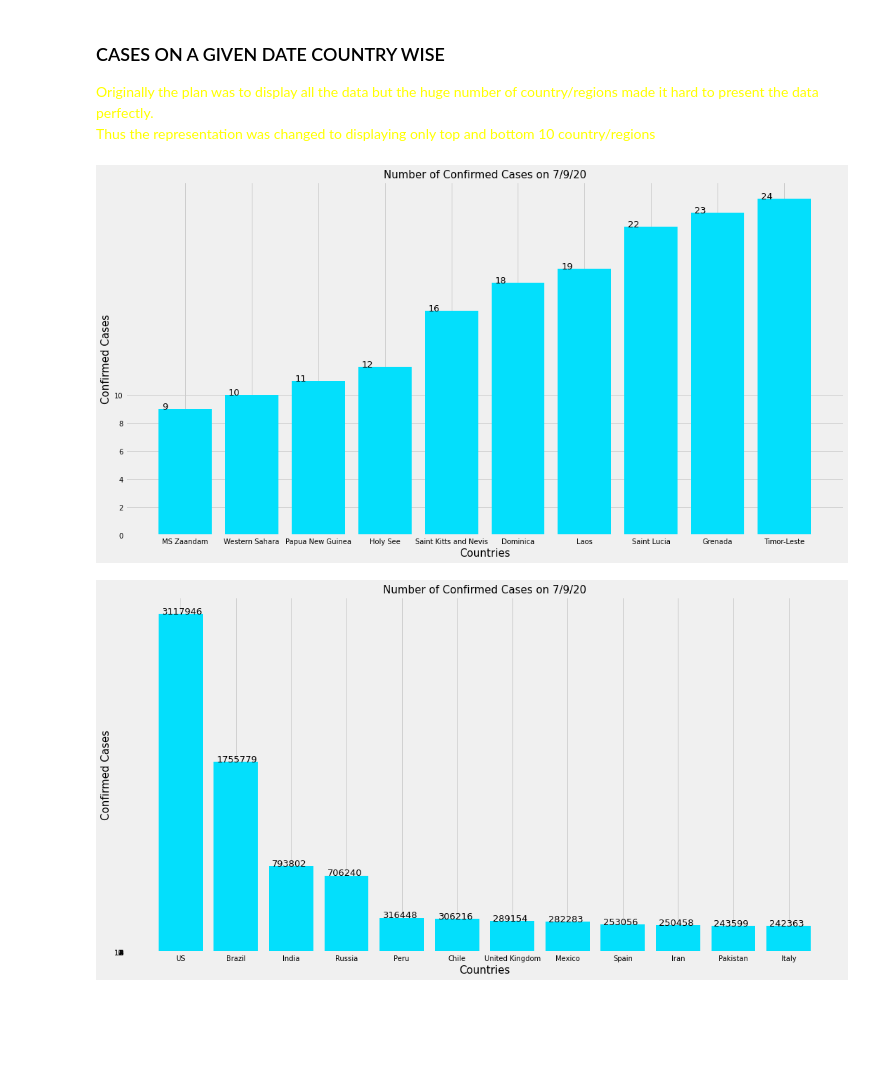
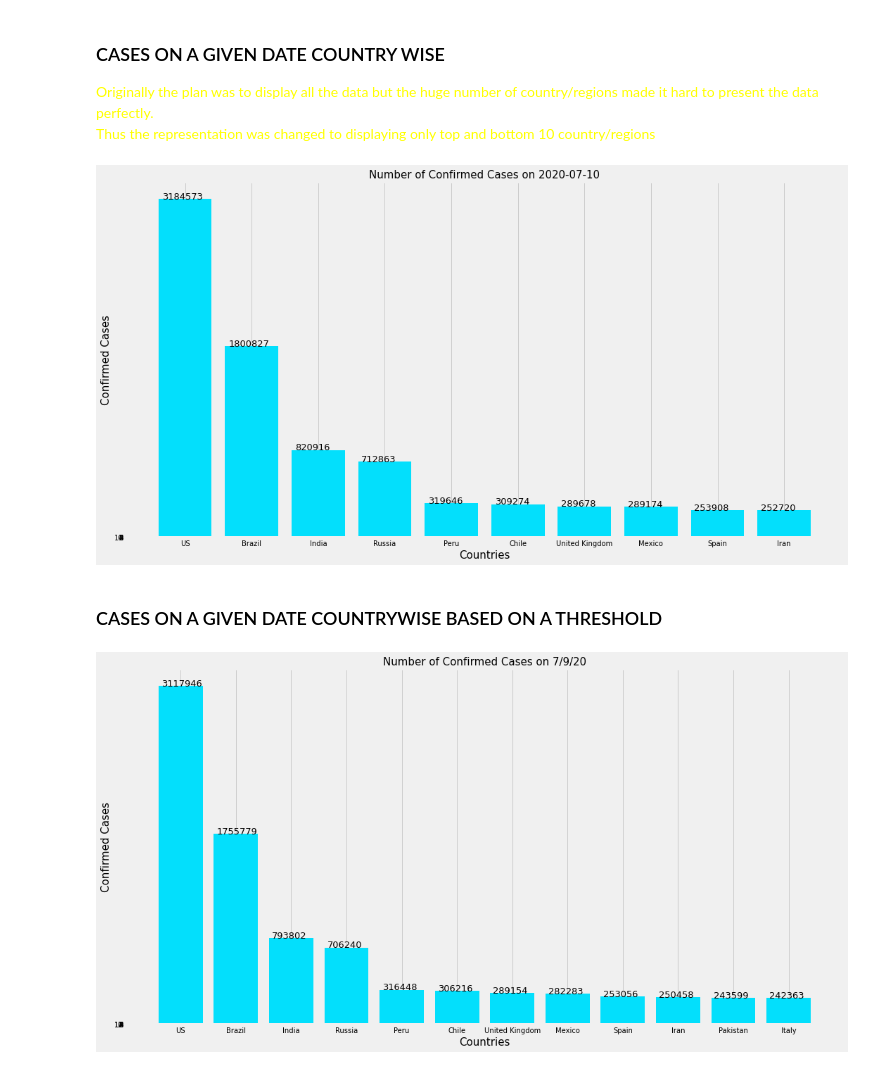
Before and after one commit to SUPREME-CODER/COVID-19-DASHBOARD, a Jupyter notebook: COVID DATA ANALYSIS.ipynb, the cells around one changed output. Saved outputs shown, nothing was run; the diff lists cells and outputs as text; code cells hidden in the pictures; blank space fills up the shorter version.

```diff
--- a/COVID DATA ANALYSIS.ipynb
+++ b/COVID DATA ANALYSIS.ipynb
@@ -116,7 +117,7 @@ def num_cases_on_a_given_date_country_wise(data, given_date, type_of_case, ascen
     data_on_a_date_country_wise = \
         data_on_a_date_country_wise.sort_values(by = type_of_case,
                                                 ascending = ascending)[:min(num_countries, len(data_on_a_date_country_wise))]
-    countries = data_on_a_date_country_wise.index
+    countries = data_on_a_date_country_wise.reset_index()['Country/Region']
     case_counts = data_on_a_date_country_wise[type_of_case]
     mp.rc('font', size=10)
     mp.figure(figsize = (15, 8))
@@ -128,10 +129,12 @@ def num_cases_on_a_given_date_country_wise(data, given_date, type_of_case, ascen
     mp.yticks([i for i in range(0, len(case_counts) + 2, 2)])
     for index, data in enumerate(case_counts):
         mp.text(x = index - 0.35, y = data, s = f'{data}', fontdict = dict(fontsize = 13))
-# %%
-num_cases_on_a_given_date_country_wise(confirmed_data, '7/9/20', 'Confirmed', ascending = True)
-# %% [output]
-[figure, removed]
+# %%
+num_cases_on_a_given_date_country_wise(covid_data, '2020-07-10', 'Confirmed', ascending = False)
+# %% [output]
+[figure, added]
+# %% [markdown]
+### CASES ON A GIVEN DATE COUNTRYWISE BASED ON A THRESHOLD
 # %%
 def num_cases_on_a_given_date_country_wise_with_threshold(data, given_date, type_of_case, ascending=False, num_countries = 10, threshold = 0):
     data_grouped_by_date_and_country = data.groupby(['Date', 'Country/Region']).sum()
```
Also changed, not shown: parts of 4 cells of this notebook.
